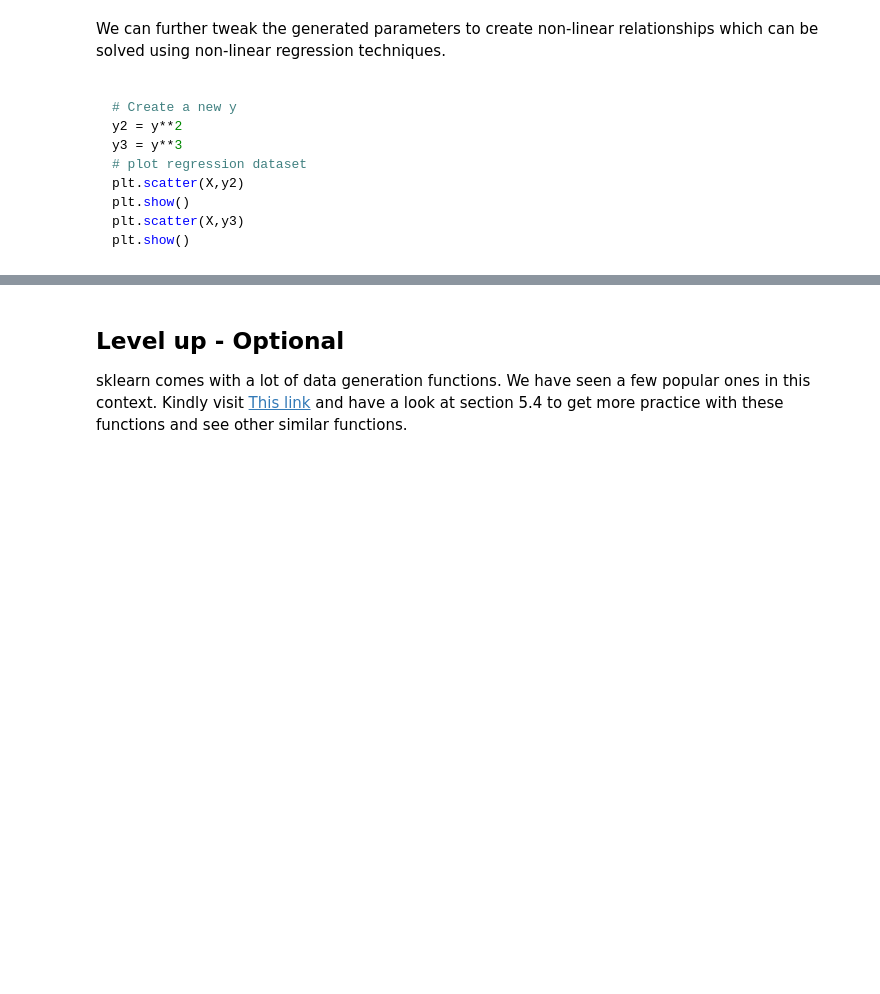
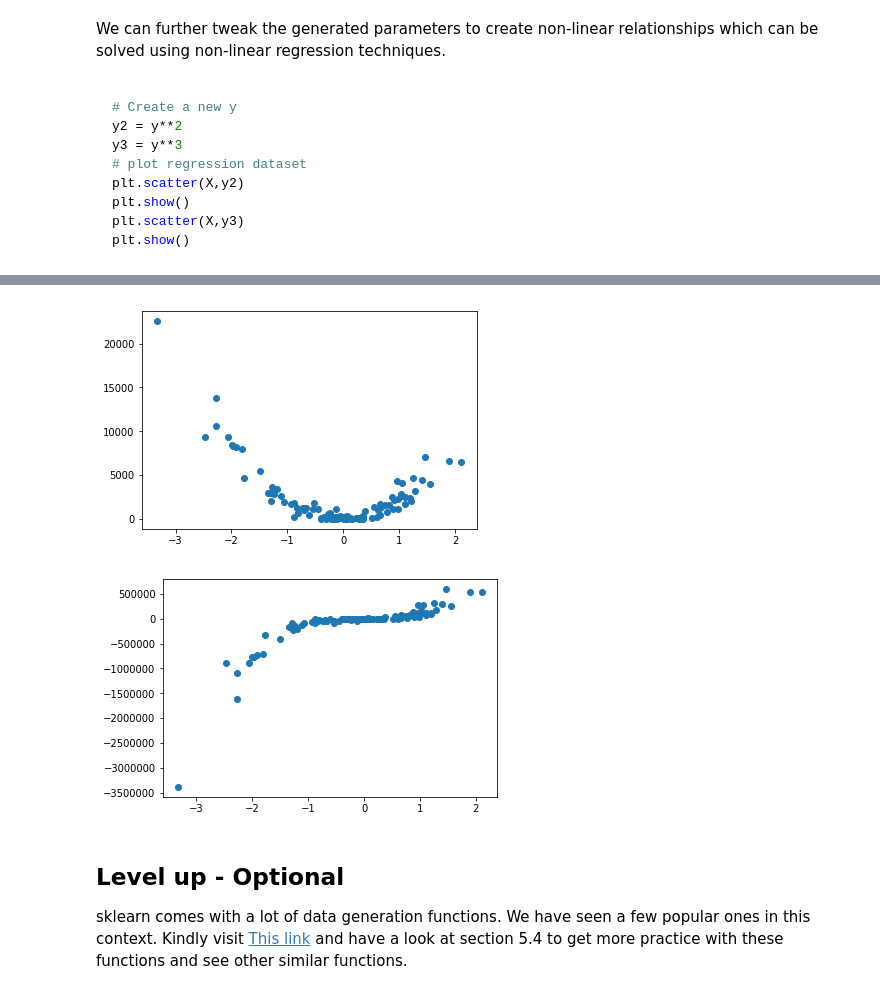
Before and after one commit to keita-dc/dsc-generating-data-dc-ds-060319, a Jupyter notebook: index.ipynb, the cells around one changed output, grey strips where cells are left out. Cells and saved outputs as stored; diff of their text form; code cells hidden in the pictures; blank space fills up the shorter version.

```diff
--- a/index.ipynb
+++ b/index.ipynb
@@ -160,3 +155,15 @@ plt.show()
+# %%
+# Create a new y
+y2 = y**2
+y3 = y**3
+# plot regression dataset
+plt.scatter(X,y2)
+plt.show()
+plt.scatter(X,y3)
+plt.show()
+# %% [output]
+[figure, added]
+[figure, added]
 # %% [markdown]
 ## Level up - Optional
 
```
Also changed, not shown: parts of 1 cell of this notebook.
